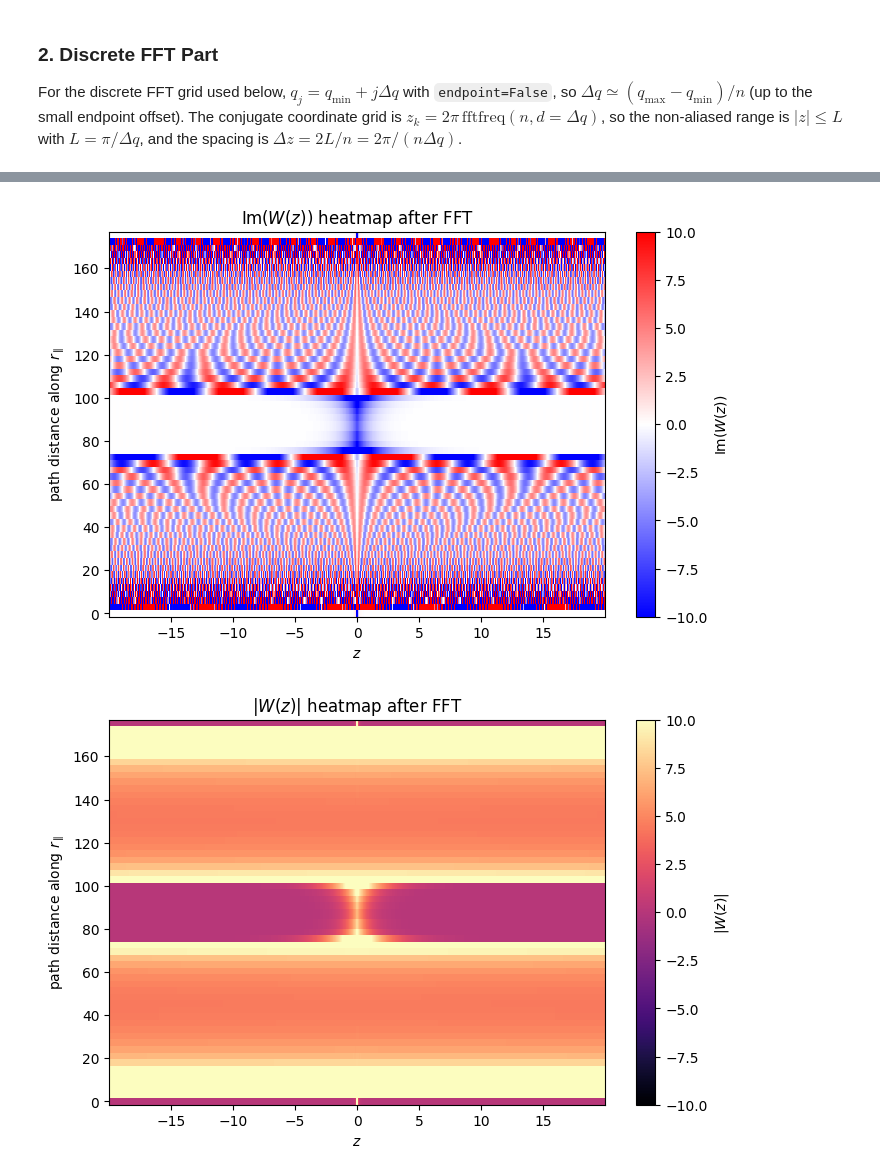
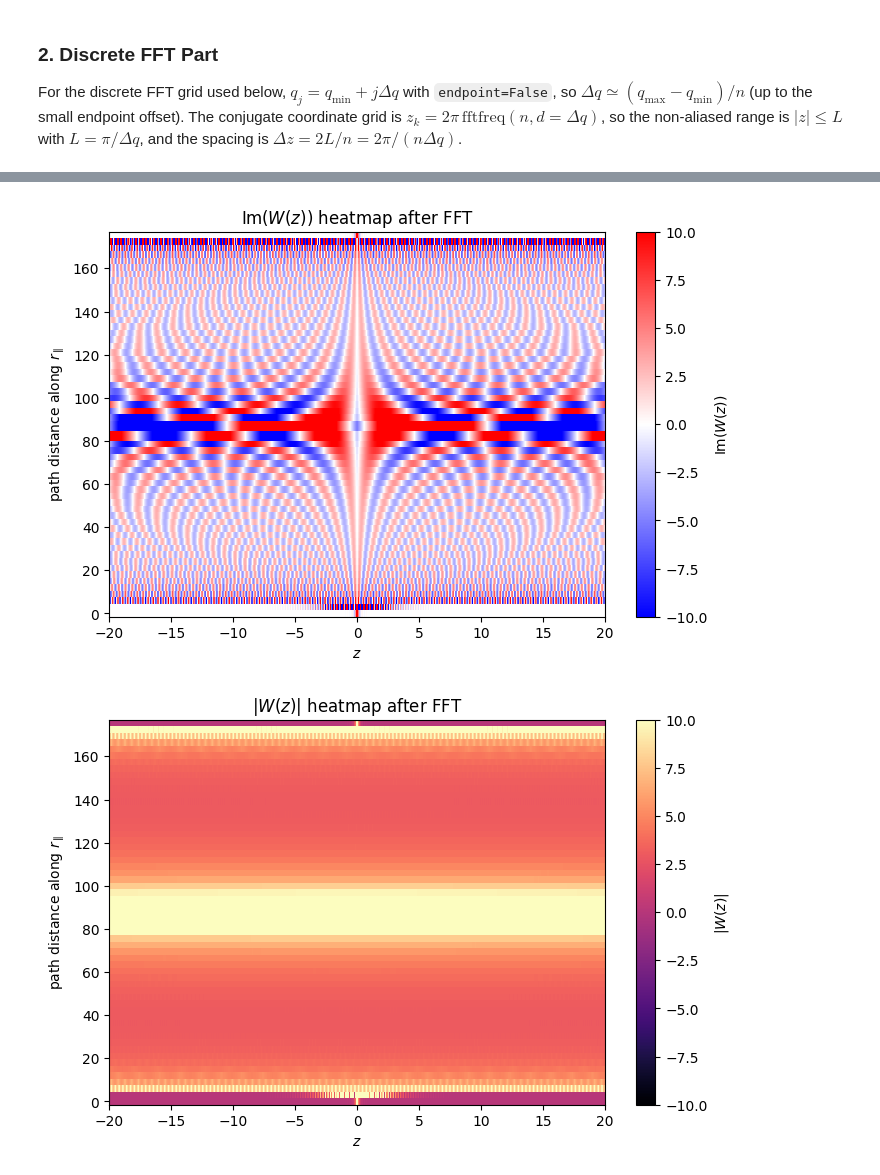
Before and after one commit to ClaudioQTM/2D_array, a Jupyter notebook: src/W_state/W_state_FFT.ipynb, the cells around one changed output, grey strips where cells are left out. Drawn from its saved outputs; the diff is of its cells as text; code cells hidden in the pictures.

```diff
--- a/src/W_state/W_state_FFT.ipynb
+++ b/src/W_state/W_state_FFT.ipynb
@@ -26,7 +26,7 @@ sigma_func_period = create_self_energy_interpolator_numba(
 # p_para = np.array([60, 50])
 # p_para = np.array([10, 10])
 r_para = np.array([2.0,0.01])
-p_para = np.array([10,10])
+p_para = np.array([1,1])
 
 E = 2 * (square_lattice.omega_e + collective_lamb_shift) + 2
 #E = 205
@@ -47,7 +47,7 @@ q_min, q_max = q_bounds(E, r_para, Q_para, square_lattice)
 q_grid = np.linspace(q_min + 1e-10, q_max - 1e-10, n_points, endpoint=False)
 dq = q_grid[1] - q_grid[0]
 # %%
-eta = 5e-3
+eta = 1e-5
 n_Rs= 10
 
 peak_width = peak_width_estimator(r_para, p_para, E1, E, Q_para,eta,int(n_points),square_lattice, sigma_func_period_numba)
@@ -315,5 +304,30 @@ _plot_q_distribution_heatmap(
 # %%
-z_values = np.asarray(value_grid_ifft_list)
+z_plot_min = -20
+z_plot_max = 20
+max_z_plot_points = 10000
+common_z_grid = np.linspace(z_plot_min, z_plot_max, max_z_plot_points)
+
+def _interpolate_fft_row(z_grid, value_grid, common_z_grid):
+    z_arr = np.asarray(z_grid)
+    value_arr = np.asarray(value_grid)
+    if z_arr.shape != value_arr.shape:
+        raise ValueError("Each z_grid and FFT value row must have matching shapes.")
+
+    sort_idx = np.argsort(z_arr)
+    z_sorted = z_arr[sort_idx]
+    value_sorted = value_arr[sort_idx]
+
+    if common_z_grid[0] < z_sorted[0] or common_z_grid[-1] > z_sorted[-1]:
+        raise ValueError("The requested z plotting window extends outside at least one FFT row's z range.")
+
+    real_interp = np.interp(common_z_grid, z_sorted, np.real(value_sorted))
+    imag_interp = np.interp(common_z_grid, z_sorted, np.imag(value_sorted))
+    return real_interp + 1j * imag_interp
+
+z_values = np.vstack([
+    _interpolate_fft_row(z_grid, value_grid_ifft, common_z_grid)
+    for z_grid, value_grid_ifft in zip(z_grid_list, value_grid_ifft_list)
+])
 z_re = np.real(z_values)
 z_im = np.imag(z_values)
 z_abs = np.abs(z_values)
@@ -321,19 +335,12 @@ z_abs = np.abs(z_values)
 if z_re.shape[0] != len(r_heatmap_points) or z_im.shape[0] != len(r_heatmap_points):
     raise ValueError("The number of z-space rows must match r_heatmap_points.")
 
-z_plot_min = -20
-z_plot_max = 20
-z_grid_window_mask = (np.asarray(z_grid_list[0]) >= z_plot_min) & (np.asarray(z_grid_list[0]) <= z_plot_max)
-if not np.any(z_grid_window_mask):
-    raise ValueError("No z-grid points fall inside the requested plotting window.")
-
-z_re_window = z_re[:, z_grid_window_mask]
-z_im_window = z_im[:, z_grid_window_mask]
-z_abs_window = z_abs[:, z_grid_window_mask]
-z_grid_window_list = [np.asarray(z)[z_grid_window_mask] for z in z_grid_list]
+z_re_window = z_re
+z_im_window = z_im
+z_abs_window = z_abs
+z_grid_window_list = [common_z_grid for _ in z_grid_list]
 
 # Keep the full-resolution arrays for computation, but decimate the selected z-axis window for plotting.
-max_z_plot_points = 10000
 z_plot_stride = max(1, z_re_window.shape[1] // max_z_plot_points)
 z_plot_idx = slice(None, None, z_plot_stride)
 
@@ -449,2 +456,2 @@ _plot_z_distribution_heatmap(
-[figure, old version]
+[figure, new version]
-[figure, old version]
+[figure, new version]
```
Also changed, not shown: parts of 7 cells of this notebook, 2 other files.
